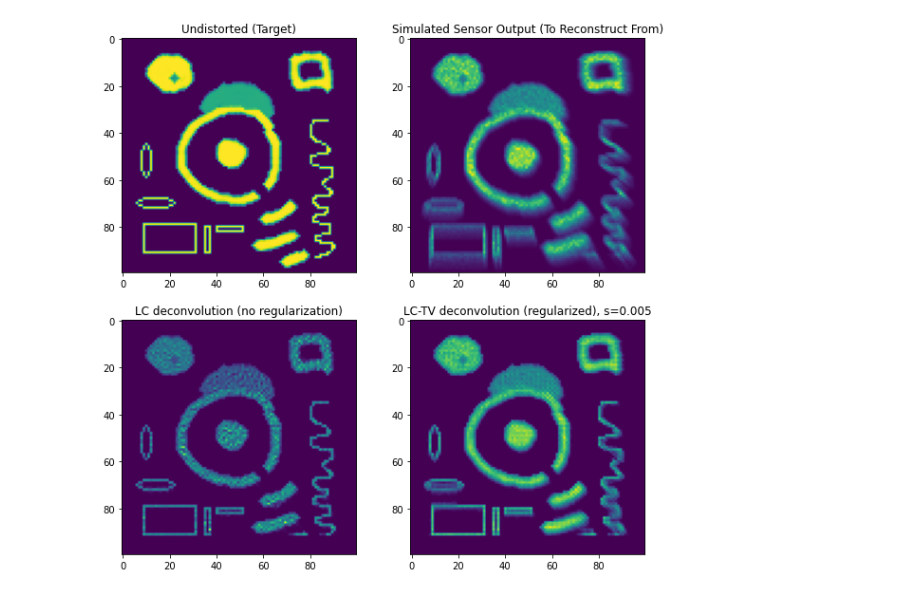
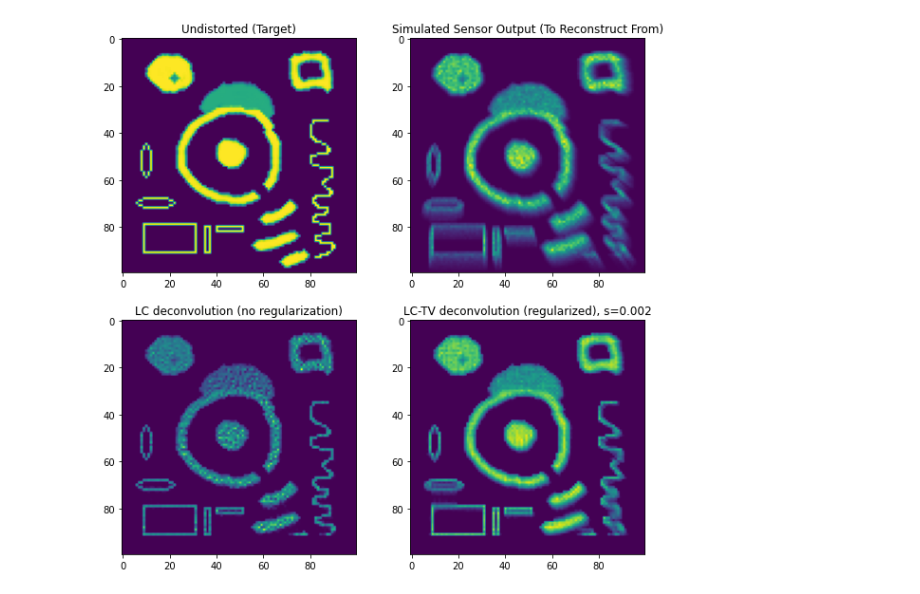
Before and after one commit to maxiv-science/xtrace, a Jupyter notebook: example.ipynb, the cells around one changed output. Saved outputs shown, nothing was run; the diff lists cells and outputs as text; code cells hidden in the pictures.

```diff
--- a/example.ipynb
+++ b/example.ipynb
@@ -44,34 +44,50 @@ params = {
 
     #for the construction of the plane
     "Jj": 10, # positive or negative integer number related to the plane point
     #positive means either to the right or upwards
     #negative means either to the left or downwards
     #planevec
     #"planevec": np.array([[0,1,0]]), #OBS Unused
 }
 
+def regularized_richard_lucy_deconv(img, psf, smooth_coeff, iters):
+    pixel_arr = np.array(img).reshape(-1)
+    pixel_arr_itr = pixel_arr.copy()
+    for _ in range(iters):
+        c = psf@pixel_arr_itr
+        c[c == 0] = 1
+        grad = np.array(np.gradient(pixel_arr_itr.reshape(img.shape)))
+        norms = np.sum(np.abs(grad),axis=0)
+        norms[norms == 0] = 1
+        grad /=norms
+        divergence = np.gradient(grad[0],axis=0) + np.gradient(grad[1], axis=1)
+        divergence_arr = divergence.reshape(-1)
+        sm = psf.T@(pixel_arr/c)
+        pixel_arr_itr = pixel_arr_itr*sm/(1 - smooth_coeff*divergence_arr)
+    return pixel_arr_itr.reshape(img.shape)
+
+
 G = xtrace.sensor_depth_spill_psf(params, hit_row, hit_col)
 
 img = image.imread("example_image.png").sum(axis=2)
-img = (img - img.min())/(img.max() - img.min())
+img = img - img.min()
 
 distorted_img = (G.get()@img.flatten()).reshape(img.shape)
 perc, lam = (0.7, 10)
 distorted_img = distorted_img * (perc + np.random.poisson(lam, distorted_img.shape)/lam*(1 - perc))
 
 recovered_img = xtrace.regularized_richard_lucy_deconv(distorted_img, G, 0, 100).get()
-smooth = 0.005
+smooth = 0.002
 recovered_img_tv = xtrace.regularized_richard_lucy_deconv(distorted_img, G, smooth, 100).get()
-
 fig, axs = plt.subplots(2, 2)
 axs[0, 0].imshow(img)
 axs[0, 0].set_title("Undistorted (Target)")
 axs[0, 1].imshow(distorted_img)
 axs[0, 1].set_title("Simulated Sensor Output (To Reconstruct From)")
 axs[1, 0].imshow(recovered_img)
 axs[1, 0].set_title("LC deconvolution (no regularization)")
 axs[1, 1].imshow(recovered_img_tv)
 axs[1, 1].set_title(f'LC-TV deconvolution (regularized), s={smooth}')
 plt.show()
 # %% [output]
-[figure, old version]
+[figure, new version]
```
Also changed, not shown: 1 other file.
